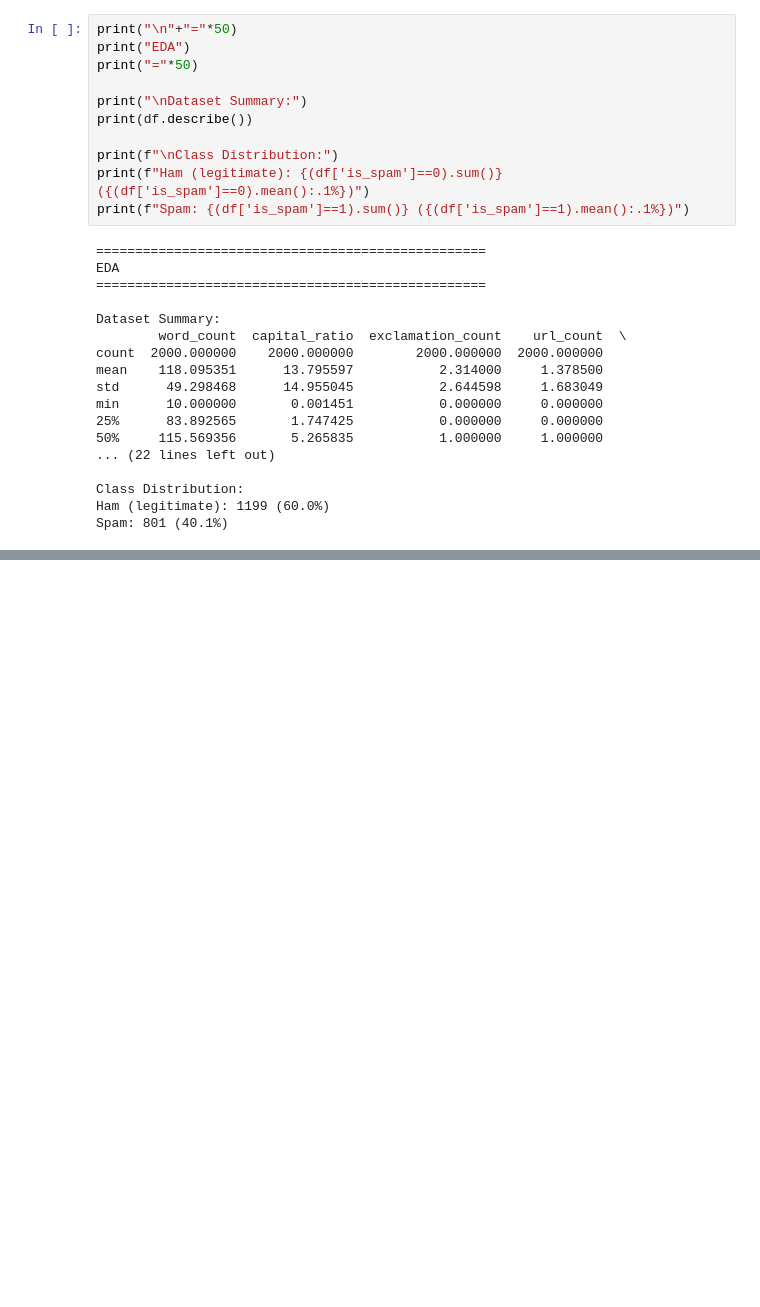
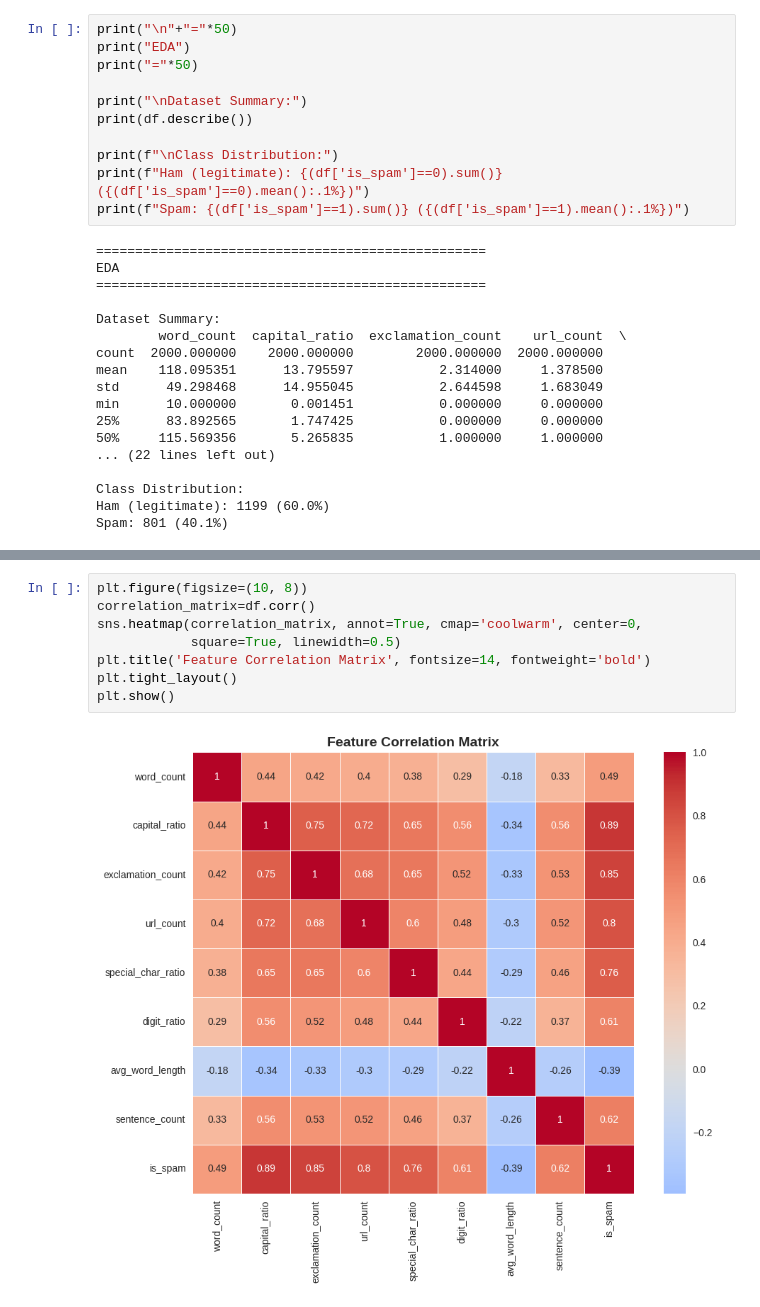
Before and after one commit to ced-sys/AI-N-ML, a Jupyter notebook: Random_Forest_Spam_Detection.ipynb, the cells around one changed output, grey strips where cells are left out. Cells and saved outputs as stored; diff of their text form; blank space fills up the shorter version.

```diff
--- a/Random_Forest_Spam_Detection.ipynb
+++ b/Random_Forest_Spam_Detection.ipynb
@@ -125,0 +154,10 @@ Spam: 801 (40.1%)
+# %%
+plt.figure(figsize=(10, 8))
+correlation_matrix=df.corr()
+sns.heatmap(correlation_matrix, annot=True, cmap='coolwarm', center=0,
+            square=True, linewidth=0.5)
+plt.title('Feature Correlation Matrix', fontsize=14, fontweight='bold')
+plt.tight_layout()
+plt.show()
+# %% [output]
+[figure, added]
```
Also changed, not shown: parts of 3 cells of this notebook.
